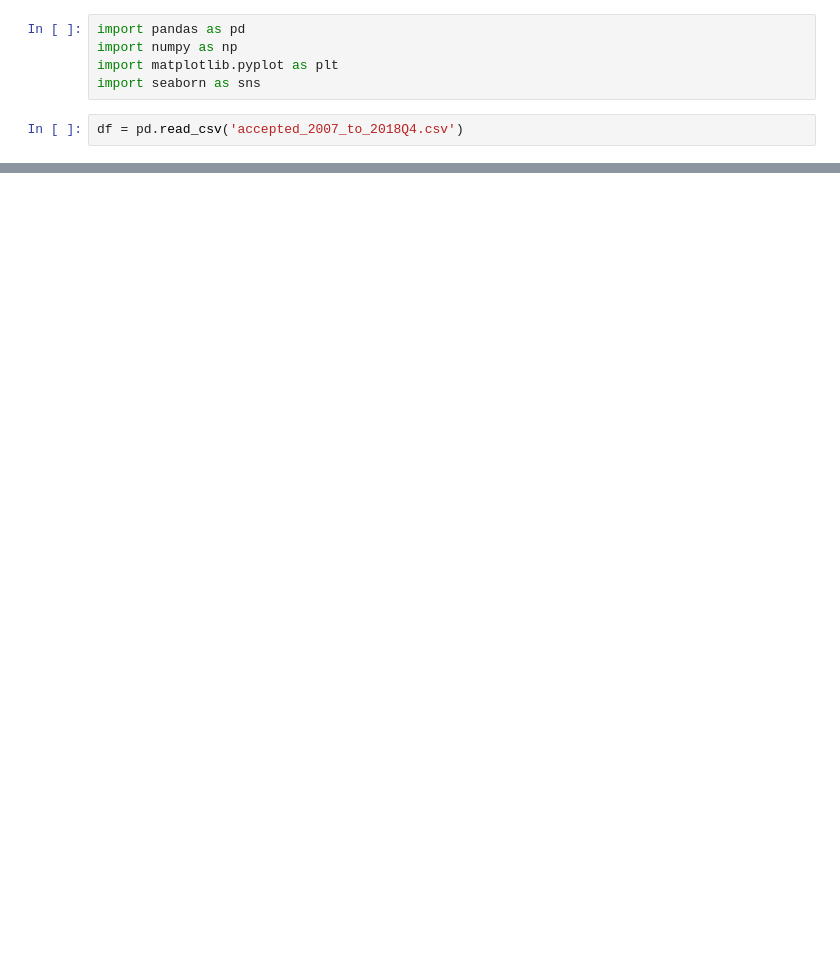
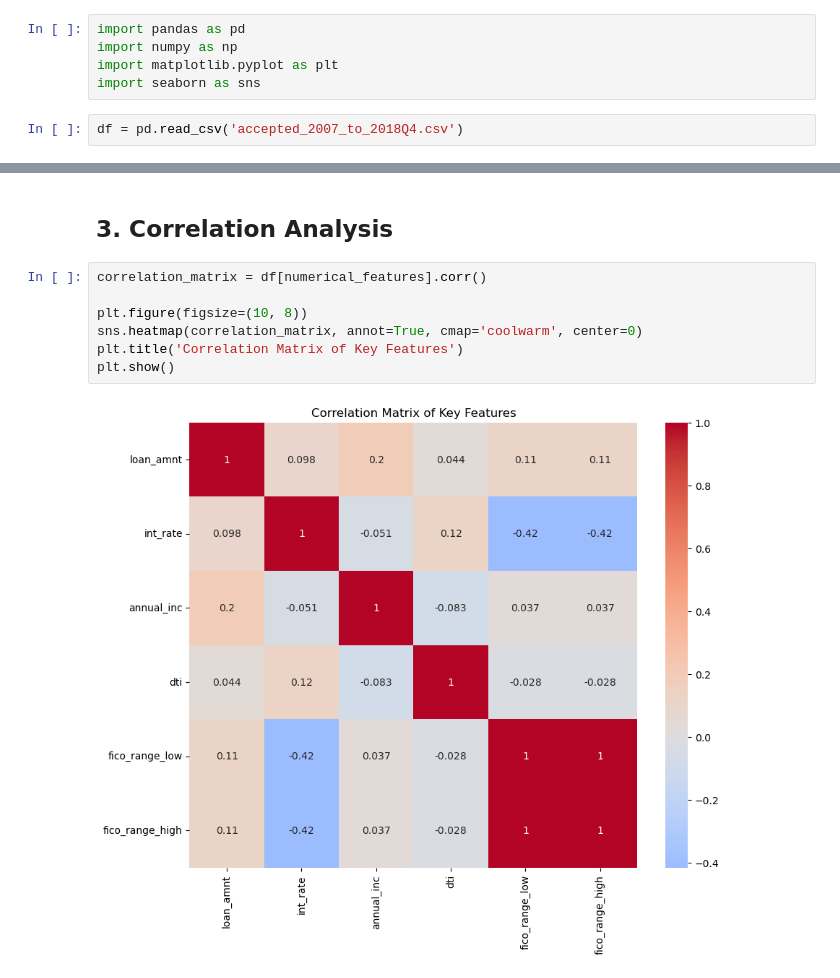
Before and after one commit to pranavrao10/aura-xai-finrisk-llm, a Jupyter notebook: EDA.ipynb, the cells around one changed output, grey strips where cells are left out. Cells and saved outputs as stored; diff of their text form; blank space fills up the shorter version.

```diff
--- a/EDA.ipynb
+++ b/EDA.ipynb
@@ -34,0 +42,11 @@ Name: count, dtype: int64
+# %% [markdown]
+## 3. Correlation Analysis
+# %%
+correlation_matrix = df[numerical_features].corr()
+
+plt.figure(figsize=(10, 8))
+sns.heatmap(correlation_matrix, annot=True, cmap='coolwarm', center=0)
+plt.title('Correlation Matrix of Key Features')
+plt.show()
+# %% [output]
+[figure, added]
```
Also changed, not shown: parts of 11 cells of this notebook.
